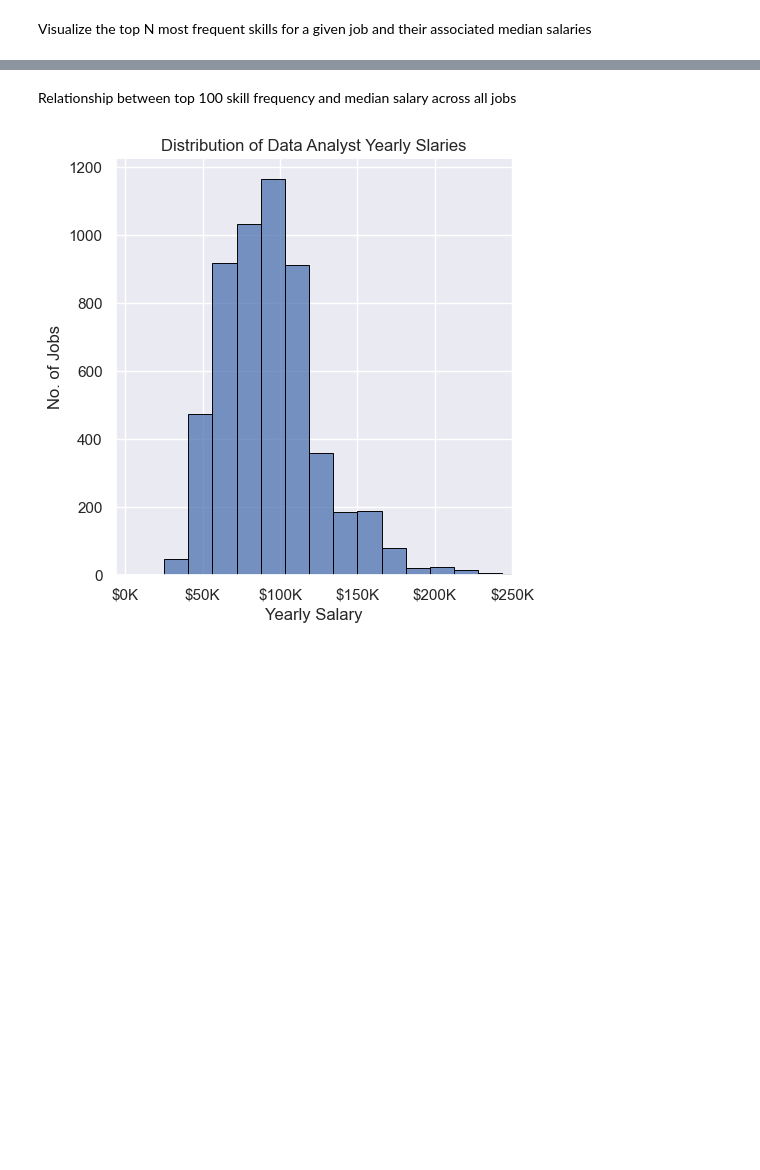
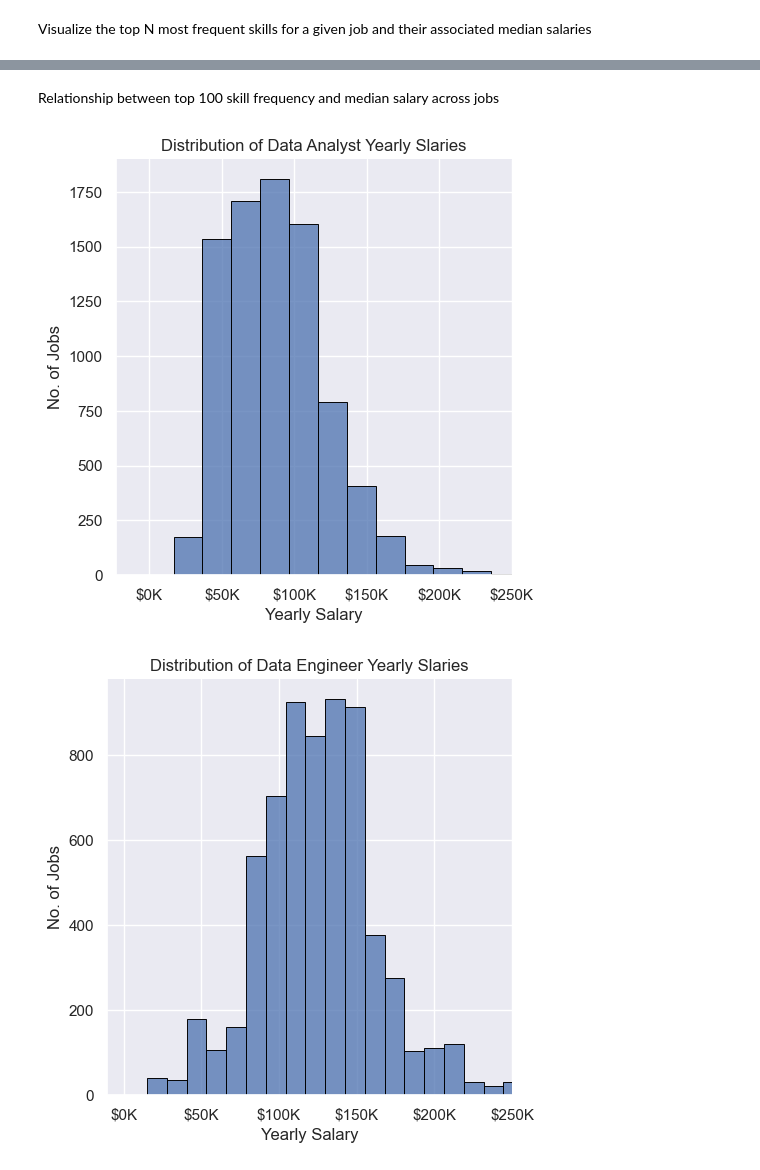
Before and after one commit to Mo-Ahmed05/Data-Jobs-Analysis, a Jupyter notebook: Skills_Salaries.ipynb, the cells around one changed output, grey strips where cells are left out. Drawn from its saved outputs; the diff is of its cells as text; code cells hidden in the pictures; blank space fills up the shorter version.

```diff
--- a/Skills_Salaries.ipynb
+++ b/Skills_Salaries.ipynb
@@ -10,8 +9,8 @@ from data import DF
 # %% [markdown]
 Copy of the main DataFrame
 # %%
-df = DF.copy()
-DF.dropna(subset=['job_skills'], inplace=True)
+df = data.DF.copy()
+df.dropna(subset=['job_skills'], inplace=True)
 # %% [markdown]
 Expand list of job_skills into separate rows (one skill per row)
 # %%
@@ -22,14 +21,11 @@ Pivot data by job title and skill to get mean salary and skill counts
 df_skills = (
 pd.pivot_table(data = df_exploded,
                index = ['job_title_short', 'job_skills'],
-               values = 'salary_year_avg',
-               aggfunc = {'job_skills':'count', 'salary_year_avg':'median'})
-
+               values = 'yearly_salary_avg',
+               aggfunc = {'job_skills':'count', 'yearly_salary_avg':'median'})
                .rename(columns={'job_skills':'skill_count'})
 )
 
-# Droping NaN values and reseting index
-df_skills.dropna(subset='salary_year_avg', inplace=True)
 df_skills = df_skills.reset_index()
 # %% [markdown]
 Visualize the top N most frequent skills for a given job and their associated median salaries
@@ -89,13 +101,16 @@ df_TopSkills
 # %% [markdown]
-Relationship between top 100 skill frequency and median salary across all jobs
+Relationship between top 100 skill frequency and median salary across jobs
 # %%
-salary_distribution = df['salary_year_avg'][df['job_title_short'] == job_title]
+for job_title in job_titles:
 
-sns.displot(data=salary_distribution, bins=40, edgecolor='black')
-plt.title(f"Distribution of {job_title} Yearly Slaries")
-plt.ylabel('No. of Jobs')
-plt.xlabel('Yearly Salary')
-plt.xlim(right=250000)
-plt.gca().xaxis.set_major_formatter(mtick.FuncFormatter(lambda x, pos: f'${int(x/1000)}K'))
+    salary_distribution = df['yearly_salary_avg'][df['job_title_short'] == job_title]
+
+    sns.displot(data=salary_distribution, bins=40, edgecolor='black')
+    plt.title(f"Distribution of {job_title} Yearly Slaries")
+    plt.ylabel('No. of Jobs')
+    plt.xlabel('Yearly Salary')
+    plt.xlim(right=250000)
+    plt.gca().xaxis.set_major_formatter(mtick.FuncFormatter(lambda x, pos: f'${int(x/1000)}K'))
 # %% [output]
-[figure, old version]
+[figure, new version]
+[figure, added]
```
Also changed, not shown: parts of 4 cells of this notebook, 1 other file.
